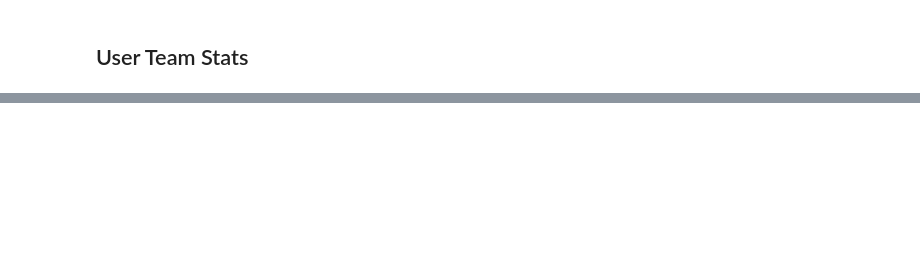
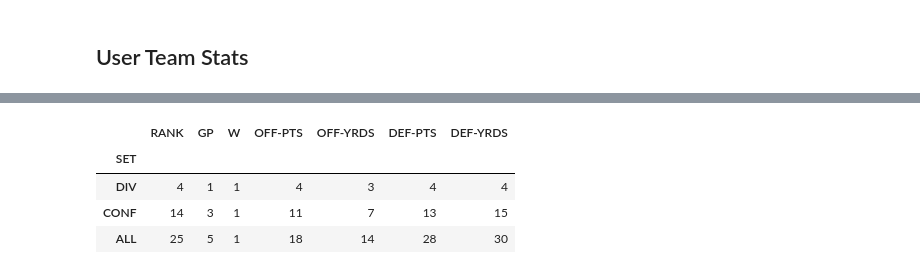
Before and after one commit to ramosem97/Quiniela, a Jupyter notebook: notebook/nfl_charts.ipynb, the cells around one changed output, grey strips where cells are left out. Drawn from its saved outputs; the diff is of its cells as text; code cells hidden in the pictures; blank space fills up the shorter version.

```diff
--- a/notebook/nfl_charts.ipynb
+++ b/notebook/nfl_charts.ipynb
@@ -488,0 +575,2 @@ df.loc[df['game_time'].astype(np.datetime64) > today].sort_values('game_time')
+# %%
+rankings, team_summ = team_rankings(df_teams, week=5, season=2019)
@@ -488,0 +585,4 @@ df.loc[df['game_time'].astype(np.datetime64) > today].sort_values('game_time')
+# %%
+team_res = rankings.loc[rankings['TEAM']=='ARI'].drop(['TEAM'], axis=1).set_index(['SET'])
+team_res
+# %% [output]
@@ -488,0 +590,5 @@ df.loc[df['game_time'].astype(np.datetime64) > today].sort_values('game_time')
+|  | RANK | GP | W | OFF-PTS | OFF-YRDS | DEF-PTS | DEF-YRDS |
+| SET |  |  |  |  |  |  |  |
+| DIV | 4 | 1 | 1 | 4 | 3 | 4 | 4 |
+| CONF | 14 | 3 | 1 | 11 | 7 | 13 | 15 |
+| ALL | 25 | 5 | 1 | 18 | 14 | 28 | 30 |
```
Also changed, not shown: parts of 30 cells of this notebook, 5 other files.
